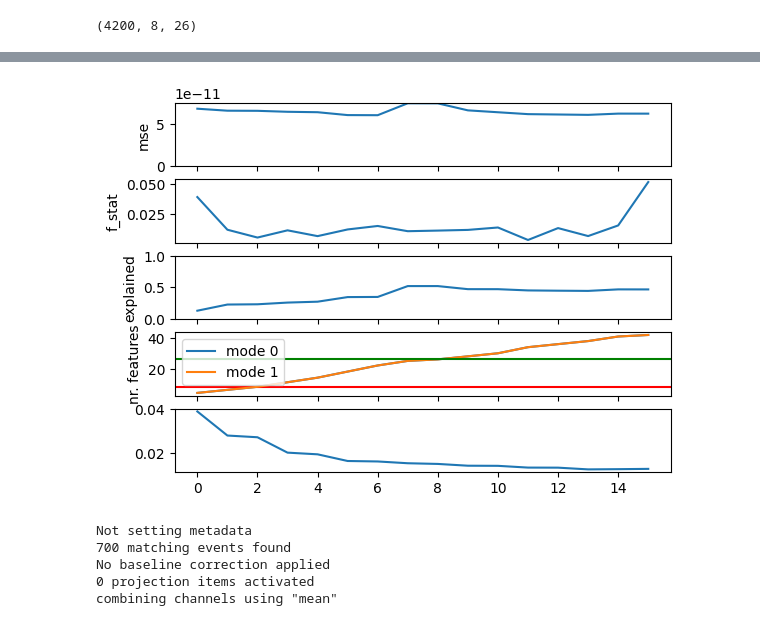
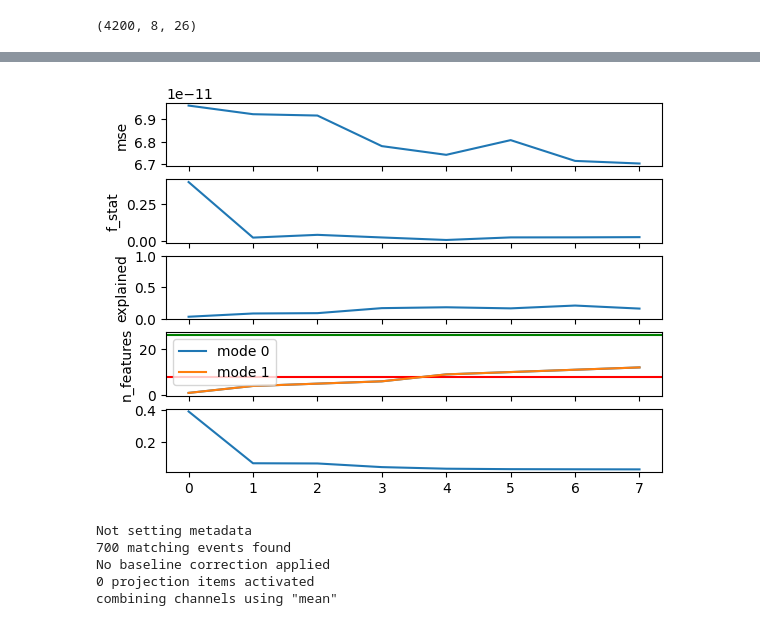
Before and after one commit to arnevdk/bttda, a Jupyter notebook: notebooks/bttda.ipynb, the cells around one changed output, grey strips where cells are left out. Saved outputs shown, nothing was run; the diff lists cells and outputs as text; code cells hidden in the pictures.

```diff
--- a/notebooks/bttda.ipynb
+++ b/notebooks/bttda.ipynb
@@ -49,7 +49,7 @@ from mne.decoding import Scaler
 import warnings
 warnings.filterwarnings("ignore")
 
-n_blocks=16
+n_blocks=8
 bttda = BTTDA(
     n_blocks=n_blocks,
     hoda_params=dict(
@@ -156,28 +129,28 @@ bttda.train_info_
 # %%
 import seaborn as sns
 import math
 from hoda.hoda import f_multiway
 
 if bttda.keep_train_info:
     fig, axs = plt.subplots(5,1, sharex=True)
     sns.lineplot(data=bttda.train_info_,  x="block", y="mse", ax=axs[0])
-    axs[0].set_ylim([0,None])
+    #axs[0].set_ylim([0,None])
     sns.lineplot(data=bttda.train_info_,  x="block", y="f_stat", ax=axs[1])
     sns.lineplot(data=bttda.train_info_,  x="block", y="explained", ax=axs[2])
     axs[2].set_ylim([0,1])
     #axs[2].axhline(bttda.var_thresh, color='red', linestyle='--')
     n_features_m0 = [bttda.n_features(b+1, 0) for b in range(n_blocks)]
     n_features_m1 = [bttda.n_features(b+1, 1) for b in range(n_blocks)]
     axs[3].plot(n_features_m0, label='mode 0')
     axs[3].axhline(X.shape[1], color='red')
     axs[3].plot(n_features_m1, label='mode 1')
     axs[3].axhline(X.shape[2], color='green')
     axs[3].legend()
-    axs[3].set_ylabel('nr. features')
+    axs[3].set_ylabel('n_features')
     f_stat = [f_multiway(bttda.transform(X, n_blocks=b+1),y) for b in range(n_blocks)]
     axs[4].plot(f_stat)
 # %% [output]
-[figure, old version]
+[figure, new version]
 # %%
 from mne import combine_evoked
 
```
Also changed, not shown: parts of 9 cells of this notebook, 6 other files.
